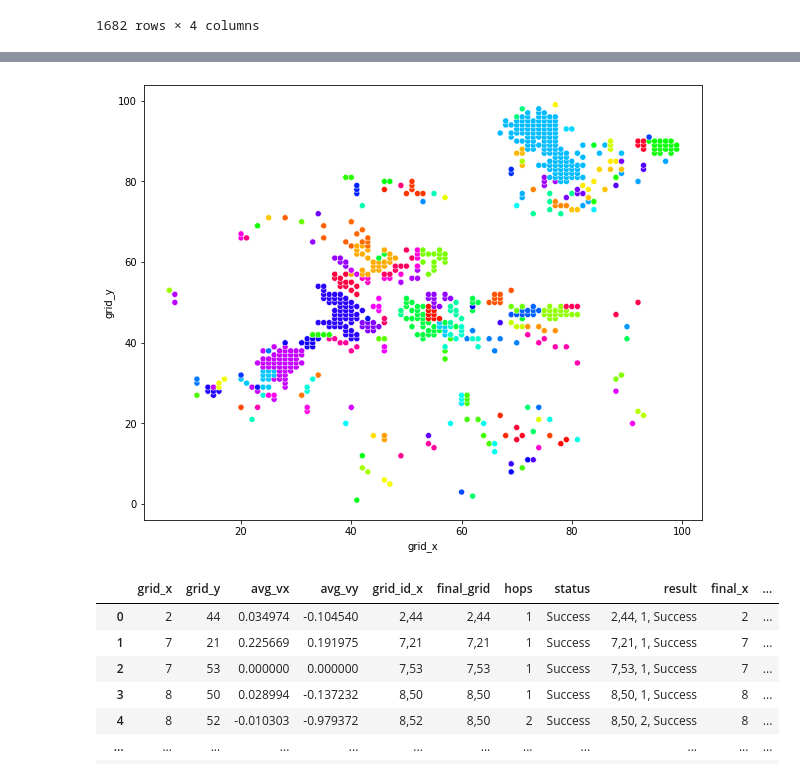
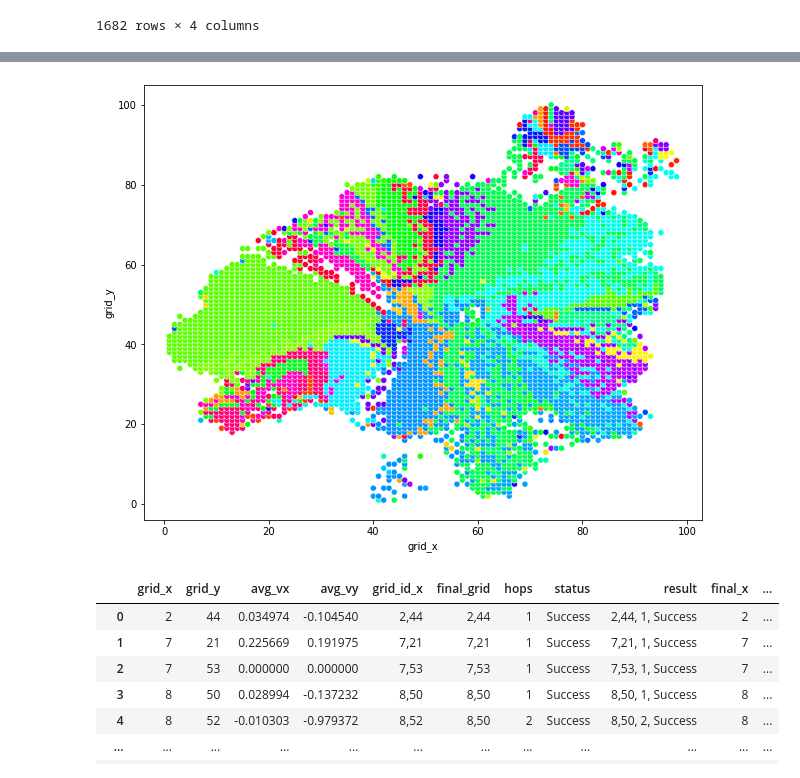
Before and after one commit to c4-lab/blf-attractor-algorithm, a Jupyter notebook: attractor_search.ipynb, the cells around one changed output, grey strips where cells are left out. Cells and saved outputs as stored; diff of their text form; code cells hidden in the pictures.

Commit message:
created initial version of the attractor algorithm

```diff
--- a/attractor_search.ipynb
+++ b/attractor_search.ipynb
@@ -113,10 +109,6 @@ Merge_table[f'svm_f1_hop_all'] = np.nan
 # Disable the warning
 pd.options.mode.chained_assignment = None
 # %%
-########################### loop on the original index #######################
-
-##################### when updating use the main index #######################
-
 from sklearn.svm import SVC
 from sklearn.metrics import f1_score
 
@@ -152,7 +144,7 @@ for index_a in stable_indices:
         labels = converging_points['label'].astype(int)
 
 
-        svm = SVC(kernel='poly', degree=3, C=1.0)
+        svm = SVC(kernel='poly', degree=2, C=0.0001)
         svm.fit(features, labels)
 
         predictions= svm.predict(features)
@@ -185,3 +179,9 @@ plt.show()
 # %%
 # Assuming Merge_table is a pandas DataFrame
-Merge_table['final_probability'] = Merge_table[['svm_f1_hop_all', 'merge_prob_1']].mean(axis=1)
+Merge_table['svm_merge_prob'] = 1 - Merge_table['svm_f1_hop_all']
+Merge_table['final_probability'] = Merge_table[['svm_merge_prob', 'merge_prob_1']].mean(axis=1)
+
+
+threshold = 0.9
+# Filter pairs with merge probability greater than the threshold
+high_merge_pairs = Merge_table[Merge_table["final_probability"] > threshold][['center_index', 'neighbor_index', 'final_probability']]
@@ -238,0 +188,15 @@ clustered_df = create_clusters(Merge_table, threshold)
+# %%
+from scipy.sparse.csgraph import connected_components
+from scipy.sparse import csr_matrix
+
+# Create a sparse matrix where rows and columns represent points and entries represent whether a pair should be merged
+max_point = max(high_merge_pairs["center_index"].max(), high_merge_pairs["neighbor_index"].max())
+merge_matrix = csr_matrix((high_merge_pairs["final_probability"].values,
+                           (high_merge_pairs["center_index"].values, high_merge_pairs["neighbor_index"].values)),
+                          shape=(max_point + 1, max_point + 1))
+
+# Find connected components, which represent our clusters
+n_components, labels = connected_components(csgraph=merge_matrix, directed=False, return_labels=True)
+
+# Create a dataframe to map each point to its cluster
+final_clusters = pd.DataFrame({'point': range(len(labels)), 'cluster': labels})
@@ -239,6 +205,6 @@ clustered_df = create_clusters(Merge_table, threshold)
 # %%
 # Merge on index to get the grid_id of each cluster label
-keep = df_1.merge(clustered_df, left_index=True, right_on="index")[['grid_id','cluster_id']]
+keep = df_1.merge(final_clusters, left_index=True, right_index=True)[['grid_id','cluster']]
 
 # All the points that end up at stable points are part of the same attractor. Merge them.
 final_labels = df.merge(keep, left_on="final_grid", right_on="grid_id", how="left")
@@ -260,23 +226,23 @@ final_labels
 # %%
 import pandas as pd
 import matplotlib.pyplot as plt
 import seaborn as sns
 import random
 
-def plot_attractors(data,color_key="cluster_id"):
+def plot_attractors(data,color_key="cluster"):
     # Generating a color palette with as many colors as categories
     palette = sns.color_palette("hsv", len(data[color_key].unique())-1)
 
     # Randomly shuffle the palette
     random.shuffle(palette)
 
     # Creating the scatter plot
     plt.figure(figsize=(10, 8))
     scatter_plot = sns.scatterplot(data=data, x='grid_x', y='grid_y',  hue=color_key,palette=palette)
     scatter_plot.legend_.remove()
 
     plt.show()
 
 plot_attractors(final_labels)
 # %% [output]
-[figure, old version]
+[figure, new version]
```
Also changed, not shown: parts of 9 cells of this notebook.
